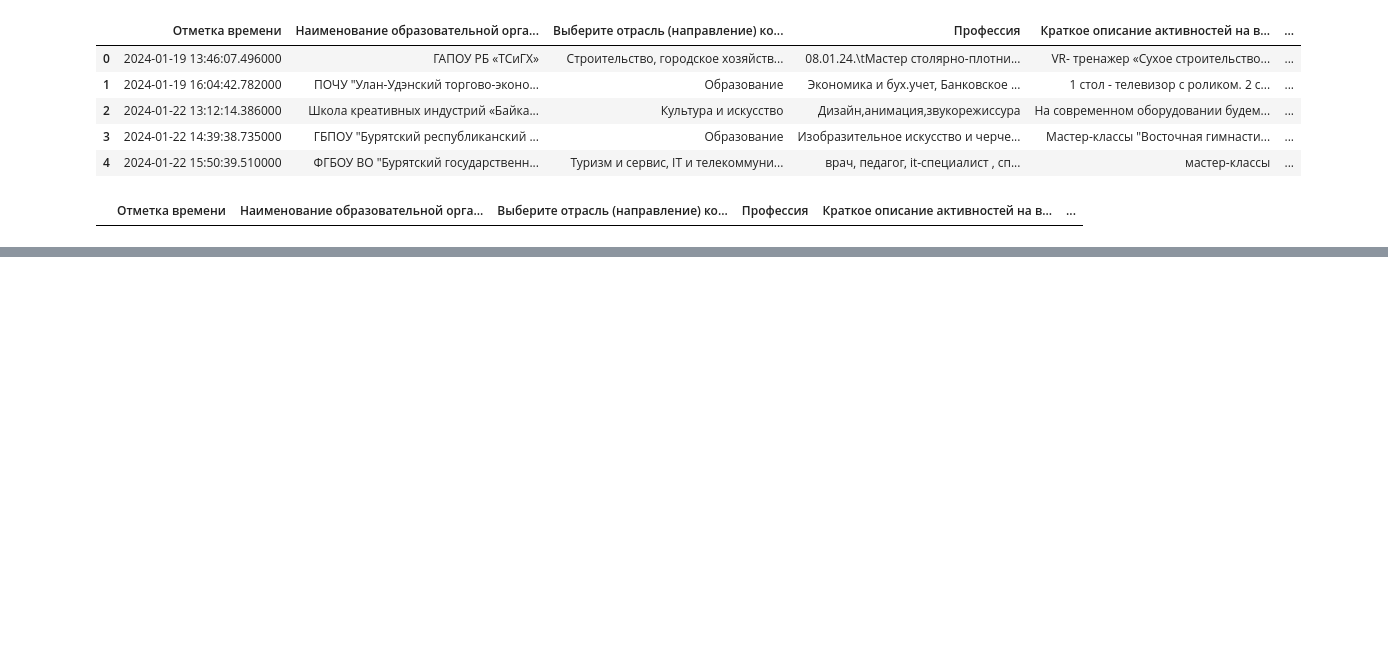
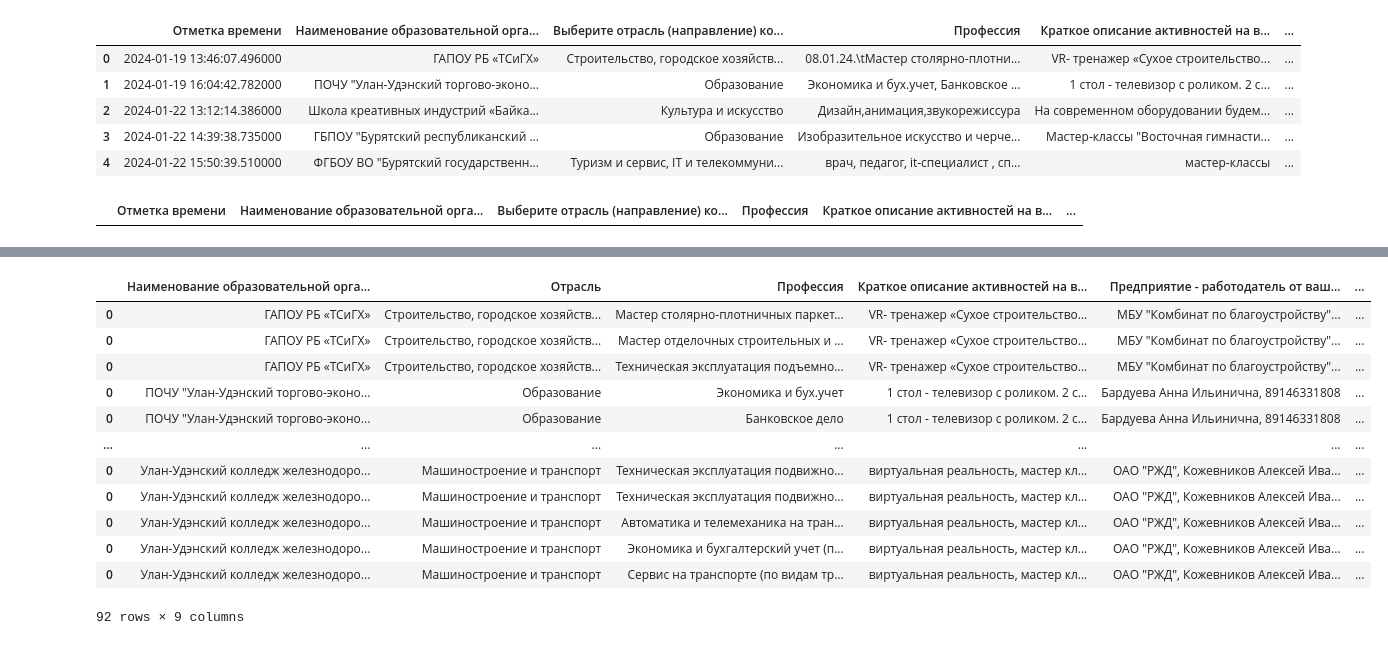
Before and after one commit to t0r1n88/Alora, a Jupyter notebook: список.ipynb, the cells around one changed output, grey strips where cells are left out. Drawn from its saved outputs; the diff is of its cells as text; code cells hidden in the pictures; blank space fills up the shorter version.

```diff
--- a/список.ipynb
+++ b/список.ipynb
@@ -75,5 +56,19 @@ temp_df
 # %%
 temp_df.drop(columns=['Отметка времени'],inplace=True)
-temp_df.rename
+temp_df.rename(columns={'Выберите отрасль (направление) которую будете представлять':'Отрасль'})
+# %% [output]
+|  | Наименование образовательной орга... | Отрасль | Профессия | Краткое описание активностей на в... | Предприятие - работодатель от ваш... | ... |
+| 0 | ГАПОУ РБ «ТСиГХ» | Строительство, городское хозяйств... | Мастер столярно-плотничных паркет... | VR- тренажер «Сухое строительство... | МБУ "Комбинат по благоустройству"... | ... |
+| 0 | ГАПОУ РБ «ТСиГХ» | Строительство, городское хозяйств... | Мастер отделочных строительных и ... | VR- тренажер «Сухое строительство... | МБУ "Комбинат по благоустройству"... | ... |
+| 0 | ГАПОУ РБ «ТСиГХ» | Строительство, городское хозяйств... | Техническая эксплуатация подъемно... | VR- тренажер «Сухое строительство... | МБУ "Комбинат по благоустройству"... | ... |
+| 0 | ПОЧУ "Улан-Удэнский торгово-эконо... | Образование | Экономика и бух.учет | 1 стол - телевизор с роликом. 2 с... | Бардуева Анна Ильинична, 89146331808 | ... |
+| 0 | ПОЧУ "Улан-Удэнский торгово-эконо... | Образование | Банковское дело | 1 стол - телевизор с роликом. 2 с... | Бардуева Анна Ильинична, 89146331808 | ... |
+| ... | ... | ... | ... | ... | ... | ... |
+| 0 | Улан-Удэнский колледж железнодоро... | Машиностроение и транспорт | Техническая эксплуатация подвижно... | виртуальная реальность, мастер кл... | ОАО "РЖД", Кожевников Алексей Ива... | ... |
+| 0 | Улан-Удэнский колледж железнодоро... | Машиностроение и транспорт | Техническая эксплуатация подвижно... | виртуальная реальность, мастер кл... | ОАО "РЖД", Кожевников Алексей Ива... | ... |
+| 0 | Улан-Удэнский колледж железнодоро... | Машиностроение и транспорт | Автоматика и телемеханика на тран... | виртуальная реальность, мастер кл... | ОАО "РЖД", Кожевников Алексей Ива... | ... |
+| 0 | Улан-Удэнский колледж железнодоро... | Машиностроение и транспорт | Экономика и бухгалтерский учет (п... | виртуальная реальность, мастер кл... | ОАО "РЖД", Кожевников Алексей Ива... | ... |
+| 0 | Улан-Удэнский колледж железнодоро... | Машиностроение и транспорт | Сервис на транспорте (по видам тр... | виртуальная реальность, мастер кл... | ОАО "РЖД", Кожевников Алексей Ива... | ... |
+92 rows × 9 columns
 # %%
 temp_df.to_excel('data/Профессии.xlsx',index=False,header=True)
```
Also changed, not shown: parts of 4 cells of this notebook, 3 other files.
